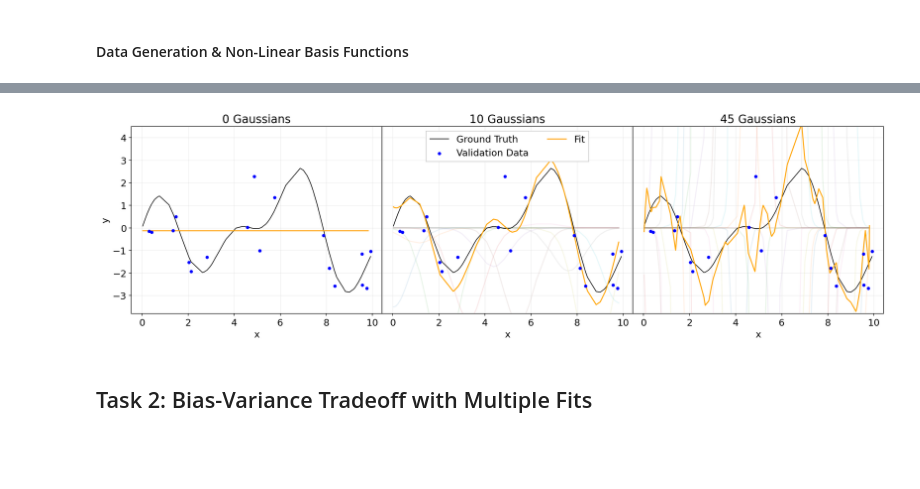
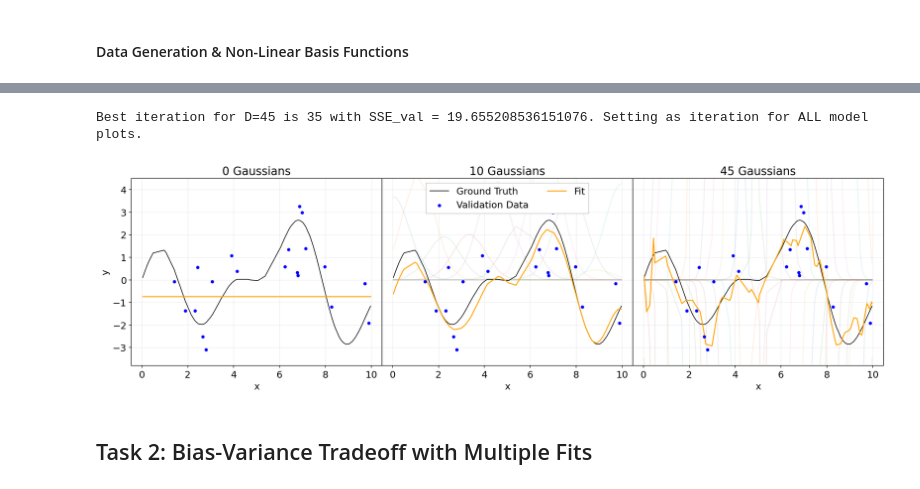
Before and after one commit to audrey352/PHYS551, a Jupyter notebook: Assignment2/A2_notebook.ipynb, the cells around one changed output, grey strips where cells are left out. Saved outputs shown, nothing was run; the diff lists cells and outputs as text; code cells hidden in the pictures; blank space fills up the shorter version.

```diff
--- a/Assignment2/A2_notebook.ipynb
+++ b/Assignment2/A2_notebook.ipynb
@@ -217,21 +217,21 @@ plt.show()
 # sse_train = []
 # sse_val = []
 results_list = []  # Collect results in a list instead of concatenating DataFrames
-iterations = 1
+iterations = 128
 
 for i in range(iterations):
   train_val_split = 0.8 # train/val split ratio
   trainsize = int(len(x)*train_val_split)
 
-  # setting seeds to get the appropriate error for each datum
-  seed = 31
-  np.random.seed(seed)
-  xtrain = np.random.choice(x, size=trainsize, replace=False)
-  np.random.seed(seed)
-  errtrain = np.random.choice(err, size=trainsize, replace=False)
+  # get the appropriate error for each datum
+  np.random.seed(i)
+  idx = np.random.choice(len(x), size=trainsize, replace=False)
+  xtrain = x[idx]
+  errtrain = err[idx]
 
-  xval = np.array([i for i in x if i not in xtrain])
-  errval = np.array([e for e in err if e not in errtrain])
+  idx_val = np.setdiff1d(np.arange(len(x)), idx)
+  xval = x[idx_val]
+  errval = err[idx_val]
 
   # iterating over different model complexities
   D = np.arange(0,45+1, 5)
@@ -304,8 +288,12 @@ ssedf
 # %%
 # -- 4. Continued...
-model0 = ssedf['model'][(ssedf['D'] == 0) & (ssedf['iteration'] == 0)].values[0]
-model10 = ssedf['model'][(ssedf['D'] == 10) & (ssedf['iteration'] == 0)].values[0]
-model45 = ssedf['model'][(ssedf['D'] == 45) & (ssedf['iteration'] == 0)].values[0]
+best45model = ssedf.loc[ssedf['D'] == 45].sort_values(by='SSE_Val').iloc[0] # get best model for D=45
+iteration = best45model['iteration'] # getting best iteration for D=45
+print(f'Best iteration for D=45 is {iteration} with SSE_val = {best45model["SSE_Val"]}. Setting as iteration for ALL model plots.')
+
+model0 = ssedf['model'][(ssedf['D'] == 0) & (ssedf['iteration'] == iteration)].values[0]
+model10 = ssedf['model'][(ssedf['D'] == 10) & (ssedf['iteration'] == iteration)].values[0]
+model45 = ssedf['model'][(ssedf['D'] == 45) & (ssedf['iteration'] == iteration)].values[0]
 
 xtrain = np.sort(xtrain)
 xval = np.sort(xval)
@@ -342,34 +330,35 @@ mu = np.min(xtrain) + (np.max(xtrain) - np.min(xtrain))/(D-1) * bases
 phi = gaussian(xtrain[:,None], mu[None,:])
 yh = model10.predict(phi)
 for d in range(D):
     ax10.plot(xtrain, model10.w[d]*phi[:,d], '-', alpha=.1)
 # ax10.plot(xtrain, model10.w[-1]*np.ones_like(yh), label='Intercept')
 ax10.plot(x, y(x), c='k', lw=1, label='Ground Truth')
 ax10.scatter(xval, y(xval, errval), c='b', s=15, zorder=5, label='Validation Data')
 ax10.plot(xtrain, yh, c='orange', label=f'Fit')
 ax10.set_xlabel('x')
 ax10.legend(loc='upper center', ncol=2, framealpha=1)
 
 
 # 45 gaussians
 ax45.set_title('45 Gaussians')
 D = 45
 bases = np.arange(0, D)
 mu = np.min(xtrain) + (np.max(xtrain) - np.min(xtrain))/(D-1) * bases
 phi = gaussian(xtrain[:,None], mu[None,:])
 yh = model45.predict(phi)
 for d in range(D):
     ax45.plot(xtrain, model45.w[d]*phi[:,d], '-', alpha=.1)
 # ax45.plot(xtrain, model45.w[-1]*np.ones_like(yh), label='Intercept')
 ax45.plot(x, y(x), c='k', lw=1, label='Ground Truth')
 ax45.scatter(xval, y(xval, errval), c='b', s=15, zorder=5, label='Validation Data')
 ax45.plot(xtrain, yh, c='orange', label=f'Fit')
 ax45.set_xlabel('x')
 
 plt.savefig(SAVEDIR + 'model fitting select D.png')
 plt.show()
 # %% [output]
+Best iteration for D=45 is 35 with SSE_val = 19.655208536151076. Setting as iteration for ALL model plots.
-[figure, old version]
+[figure, new version]
 # %% [markdown]
 ## Task 2: Bias-Variance Tradeoff with Multiple Fits
 # %%
```
Also changed, not shown: parts of 5 cells of this notebook, 5 other files.
